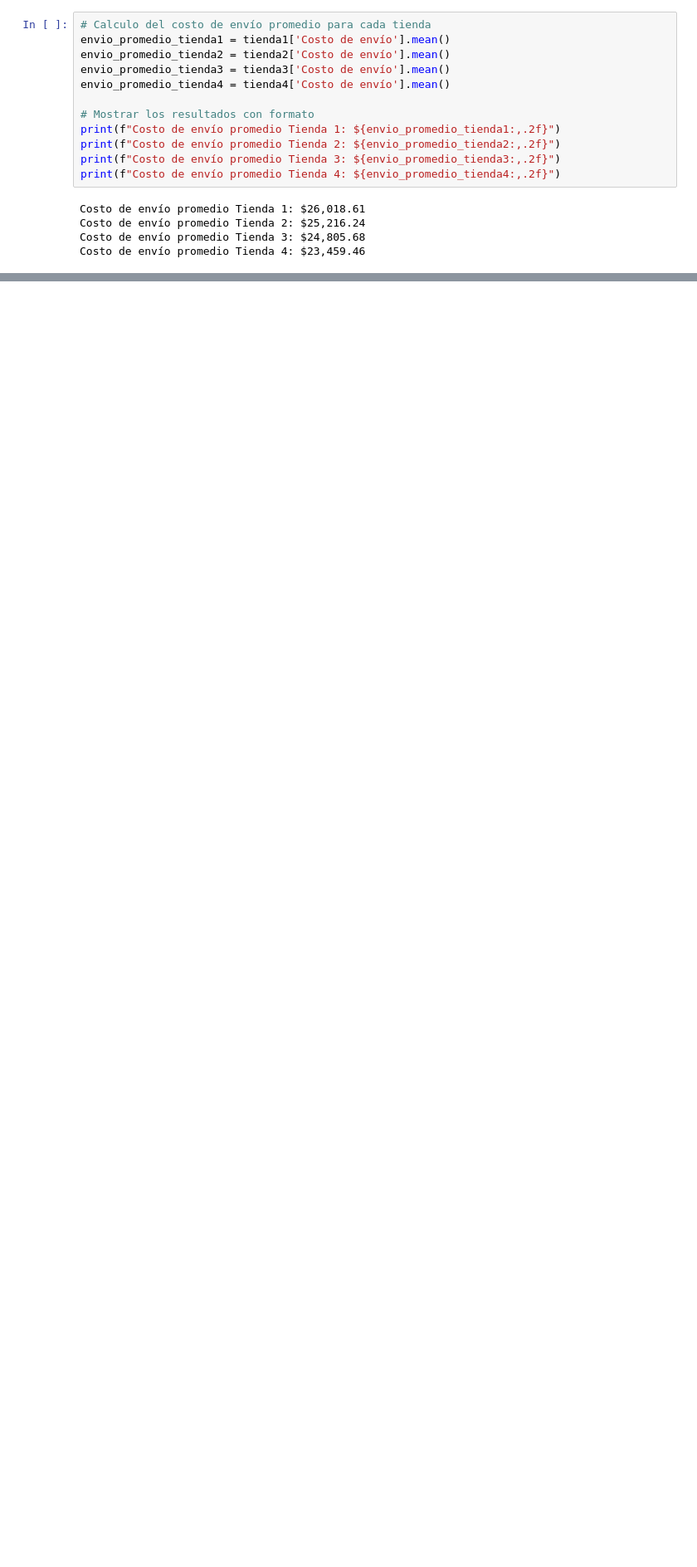
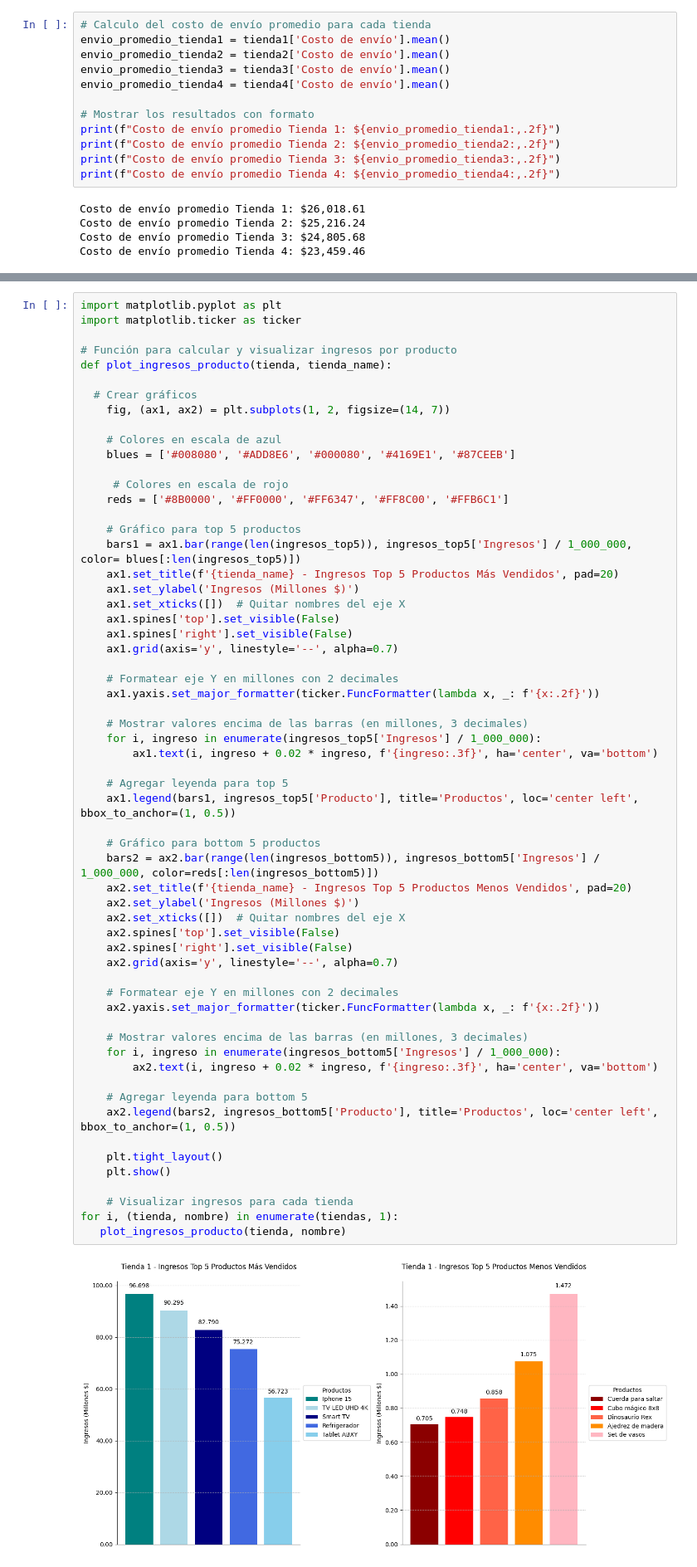
Before and after one commit to Fernando-Falla/Challenge_Alura-Store, a Jupyter notebook: AluraStoreLatam.ipynb, the cells around one changed output, grey strips where cells are left out. Shown at 83% size. Saved outputs shown, nothing was run; the diff lists cells and outputs as text; blank space fills up the shorter version.

```diff
--- a/AluraStoreLatam.ipynb
+++ b/AluraStoreLatam.ipynb
@@ -289,0 +355,62 @@ Costo de envío promedio Tienda 4: $23,459.46
+# %%
+import matplotlib.pyplot as plt
+import matplotlib.ticker as ticker
+
+# Función para calcular y visualizar ingresos por producto
+def plot_ingresos_producto(tienda, tienda_name):
+
+  # Crear gráficos
+    fig, (ax1, ax2) = plt.subplots(1, 2, figsize=(14, 7))
+
+    # Colores en escala de azul
+    blues = ['#008080', '#ADD8E6', '#000080', '#4169E1', '#87CEEB']
+
+     # Colores en escala de rojo
+    reds = ['#8B0000', '#FF0000', '#FF6347', '#FF8C00', '#FFB6C1']
+
+    # Gráfico para top 5 productos
+    bars1 = ax1.bar(range(len(ingresos_top5)), ingresos_top5['Ingresos'] / 1_000_000, color= blues[:len(ingresos_top5)])
+    ax1.set_title(f'{tienda_name} - Ingresos Top 5 Productos Más Vendidos', pad=20)
+    ax1.set_ylabel('Ingresos (Millones $)')
+    ax1.set_xticks([])  # Quitar nombres del eje X
+    ax1.spines['top'].set_visible(False)
+    ax1.spines['right'].set_visible(False)
+    ax1.grid(axis='y', linestyle='--', alpha=0.7)
+
+    # Formatear eje Y en millones con 2 decimales
+    ax1.yaxis.set_major_formatter(ticker.FuncFormatter(lambda x, _: f'{x:.2f}'))
+
+    # Mostrar valores encima de las barras (en millones, 3 decimales)
+    for i, ingreso in enumerate(ingresos_top5['Ingresos'] / 1_000_000):
+        ax1.text(i, ingreso + 0.02 * ingreso, f'{ingreso:.3f}', ha='center', va='bottom')
+
+    # Agregar leyenda para top 5
+    ax1.legend(bars1, ingresos_top5['Producto'], title='Productos', loc='center left', bbox_to_anchor=(1, 0.5))
+
+    # Gráfico para bottom 5 productos
+    bars2 = ax2.bar(range(len(ingresos_bottom5)), ingresos_bottom5['Ingresos'] / 1_000_000, color=reds[:len(ingresos_bottom5)])
+    ax2.set_title(f'{tienda_name} - Ingresos Top 5 Productos Menos Vendidos', pad=20)
+    ax2.set_ylabel('Ingresos (Millones $)')
+    ax2.set_xticks([])  # Quitar nombres del eje X
+    ax2.spines['top'].set_visible(False)
+    ax2.spines['right'].set_visible(False)
+    ax2.grid(axis='y', linestyle='--', alpha=0.7)
+
+    # Formatear eje Y en millones con 2 decimales
+    ax2.yaxis.set_major_formatter(ticker.FuncFormatter(lambda x, _: f'{x:.2f}'))
+
+    # Mostrar valores encima de las barras (en millones, 3 decimales)
+    for i, ingreso in enumerate(ingresos_bottom5['Ingresos'] / 1_000_000):
+        ax2.text(i, ingreso + 0.02 * ingreso, f'{ingreso:.3f}', ha='center', va='bottom')
+
+    # Agregar leyenda para bottom 5
+    ax2.legend(bars2, ingresos_bottom5['Producto'], title='Productos', loc='center left', bbox_to_anchor=(1, 0.5))
+
+    plt.tight_layout()
+    plt.show()
+
+    # Visualizar ingresos para cada tienda
+for i, (tienda, nombre) in enumerate(tiendas, 1):
+   plot_ingresos_producto(tienda, nombre)
+# %% [output]
+[figure, added]
```
Also changed, not shown: parts of 20 cells of this notebook.
